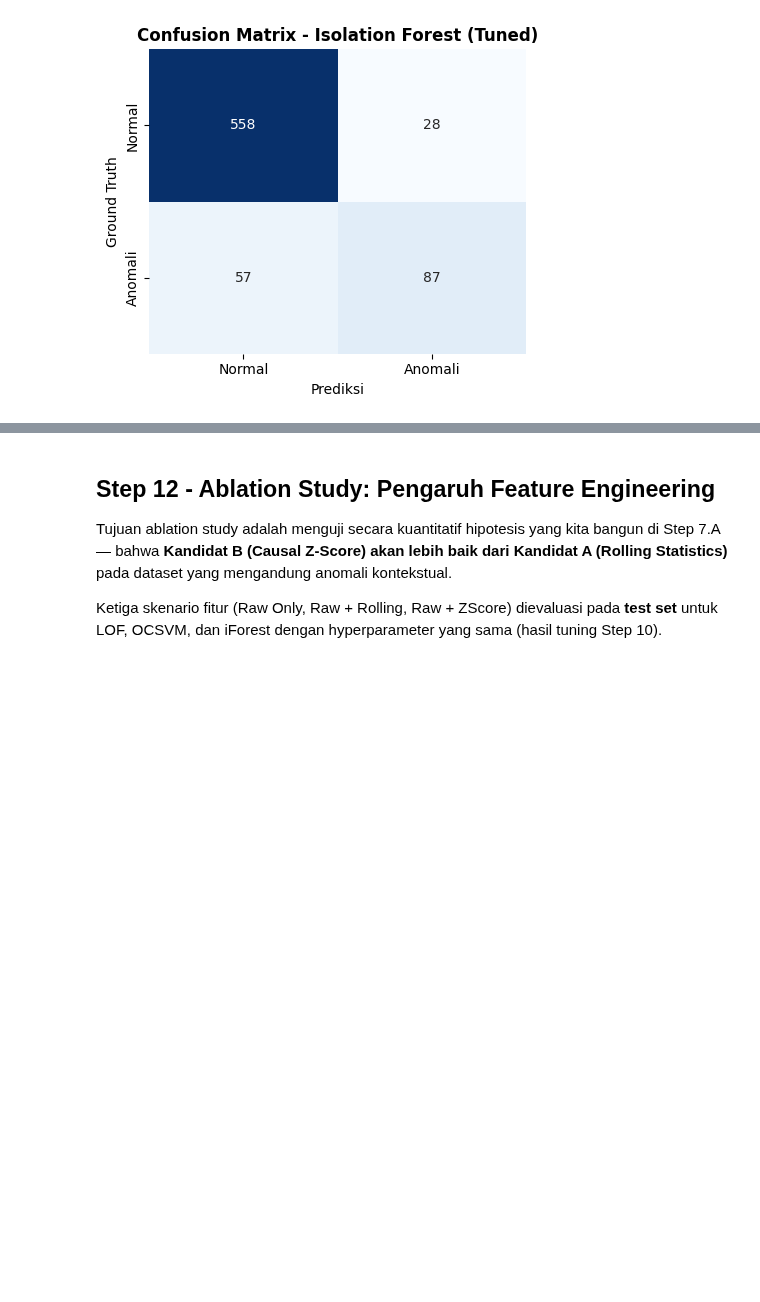
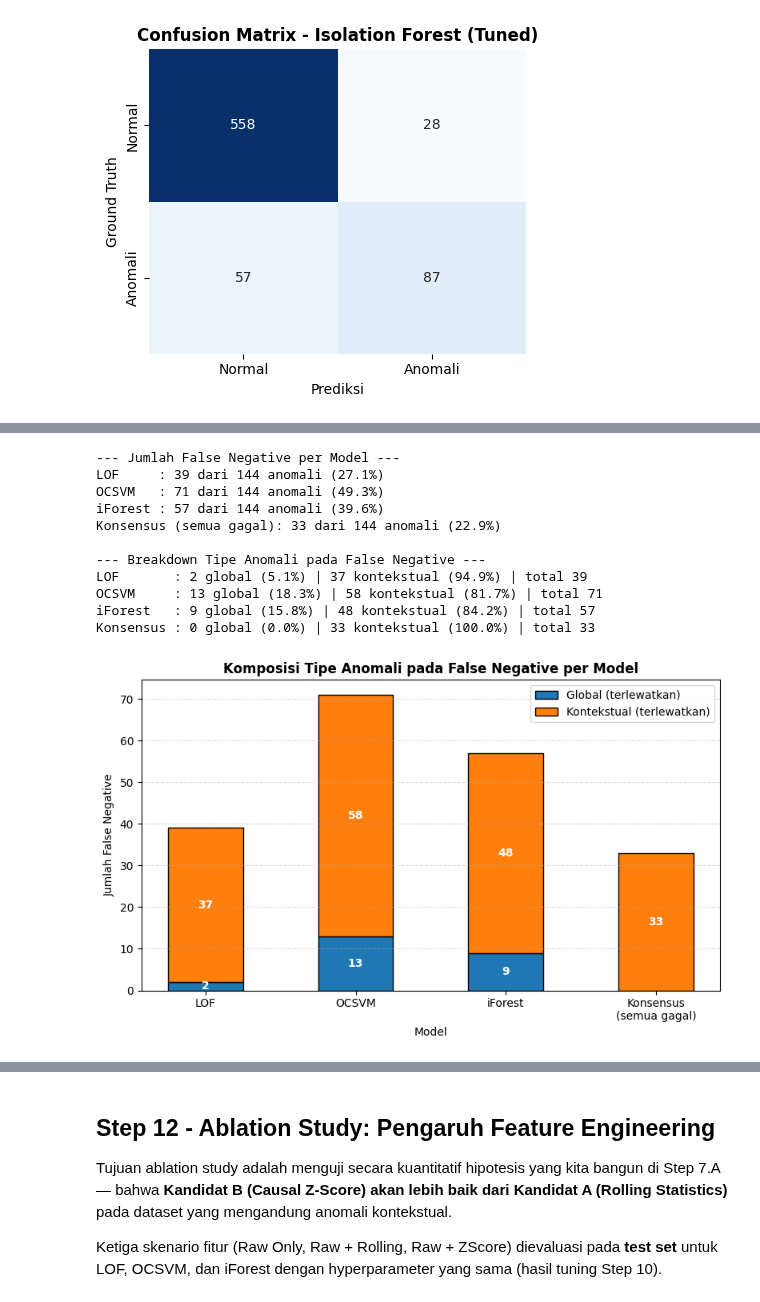
Before and after one commit to aDJi2003/water-anomaly-detection, a Jupyter notebook: notebook/main.ipynb, the cells around one changed output, grey strips where cells are left out. Cells and saved outputs as stored; diff of their text form; code cells hidden in the pictures; blank space fills up the shorter version.

```diff
--- a/notebook/main.ipynb
+++ b/notebook/main.ipynb
@@ -774,0 +884,80 @@ weighted avg       0.88      0.88      0.88       730
+# %%
+# Identifikasi false negative per model
+fn_lof  = (labels_raw >= 1) & (pred_lof_test == 0)
+fn_svm  = (labels_raw >= 1) & (pred_svm_test == 0)
+fn_iso  = (labels_raw >= 1) & (pred_iso_test == 0)
+
+# Consensus false negative: dilewatkan oleh SEMUA model
+fn_all  = fn_lof & fn_svm & fn_iso
+
+print("--- Jumlah False Negative per Model ---")
+print(f"LOF     : {fn_lof.sum()} dari 144 anomali ({fn_lof.sum()/144*100:.1f}%)")
+print(f"OCSVM   : {fn_svm.sum()} dari 144 anomali ({fn_svm.sum()/144*100:.1f}%)")
+print(f"iForest : {fn_iso.sum()} dari 144 anomali ({fn_iso.sum()/144*100:.1f}%)")
+print(f"Konsensus (semua gagal): {fn_all.sum()} dari 144 anomali ({fn_all.sum()/144*100:.1f}%)")
+
+# Breakdown tipe anomali pada false negative
+print("\n--- Breakdown Tipe Anomali pada False Negative ---")
+for name, fn_mask in [('LOF', fn_lof), ('OCSVM', fn_svm), ('iForest', fn_iso), ('Konsensus', fn_all)]:
+    fn_global = (fn_mask & (labels_raw == 1)).sum()
+    fn_ctx    = (fn_mask & (labels_raw == 2)).sum()
+    total_fn  = fn_mask.sum()
+    if total_fn > 0:
+        pct_global = fn_global / total_fn * 100
+        pct_ctx    = fn_ctx / total_fn * 100
+    else:
+        pct_global = pct_ctx = 0
+    print(f"{name:10s}: {fn_global} global ({pct_global:.1f}%) | {fn_ctx} kontekstual ({pct_ctx:.1f}%) | total {total_fn}")
+
+# Visualisasi: Stacked bar chart false negative per model
+fig, ax = plt.subplots(figsize=(8, 5))
+models_names = ['LOF', 'OCSVM', 'iForest', 'Konsensus\n(semua gagal)']
+fn_masks = [fn_lof, fn_svm, fn_iso, fn_all]
+
+fn_globals = [(m & (labels_raw == 1)).sum() for m in fn_masks]
+fn_ctxs    = [(m & (labels_raw == 2)).sum() for m in fn_masks]
+
+x = np.arange(len(models_names))
+bars_g = ax.bar(x, fn_globals, 0.5, label='Global (terlewatkan)', color='#1f77b4', edgecolor='black')
+bars_c = ax.bar(x, fn_ctxs,   0.5, bottom=fn_globals, label='Kontekstual (terlewatkan)', color='#ff7f0e', edgecolor='black')
+
+ax.set_xlabel('Model')
+ax.set_ylabel('Jumlah False Negative')
+ax.set_title('Komposisi Tipe Anomali pada False Negative per Model', fontweight='bold')
+ax.set_xticks(x)
+ax.set_xticklabels(models_names)
+ax.legend()
+ax.grid(axis='y', linestyle='--', alpha=0.4)
+
+for i, (g, c) in enumerate(zip(fn_globals, fn_ctxs)):
+    if g > 0:
+        ax.annotate(str(g), xy=(i, g/2), ha='center', va='center', fontsize=10, fontweight='bold', color='white')
+    if c > 0:
+        ax.annotate(str(c), xy=(i, g + c/2), ha='center', va='center', fontsize=10, fontweight='bold', color='white')
+
+plt.tight_layout()
+plt.show()
+
+# Tabel detail anomali konsensus (yang dilewatkan semua model)
+if fn_all.sum() > 0:
+    print("\n--- Detail Anomali Konsensus (Dilewatkan Semua Model) ---")
+    consensus_dates = test_s.index[fn_all]
+    for date in consensus_dates:
+        row = test_s.loc[date]
+        tipe = 'Global' if row['Label'] == 1 else 'Kontekstual'
+        print(f"  {date.strftime('%Y-%m-%d')} | Tipe: {tipe} | "
+              f"Temp={row['Temperature']:.1f}°C | DO={row['Dissolved Oxygen']:.1f} mg/L | "
+              f"pH={row['pH']:.2f} | Turb={row['Turbidity']:.1f} NTU")
+# %% [output]
+--- Jumlah False Negative per Model ---
+LOF     : 39 dari 144 anomali (27.1%)
+OCSVM   : 71 dari 144 anomali (49.3%)
+iForest : 57 dari 144 anomali (39.6%)
+Konsensus (semua gagal): 33 dari 144 anomali (22.9%)
+
+--- Breakdown Tipe Anomali pada False Negative ---
+LOF       : 2 global (5.1%) | 37 kontekstual (94.9%) | total 39
+OCSVM     : 13 global (18.3%) | 58 kontekstual (81.7%) | total 71
+iForest   : 9 global (15.8%) | 48 kontekstual (84.2%) | total 57
+Konsensus : 0 global (0.0%) | 33 kontekstual (100.0%) | total 33
+[figure, added]
```
Also changed, not shown: parts of 12 cells of this notebook.
